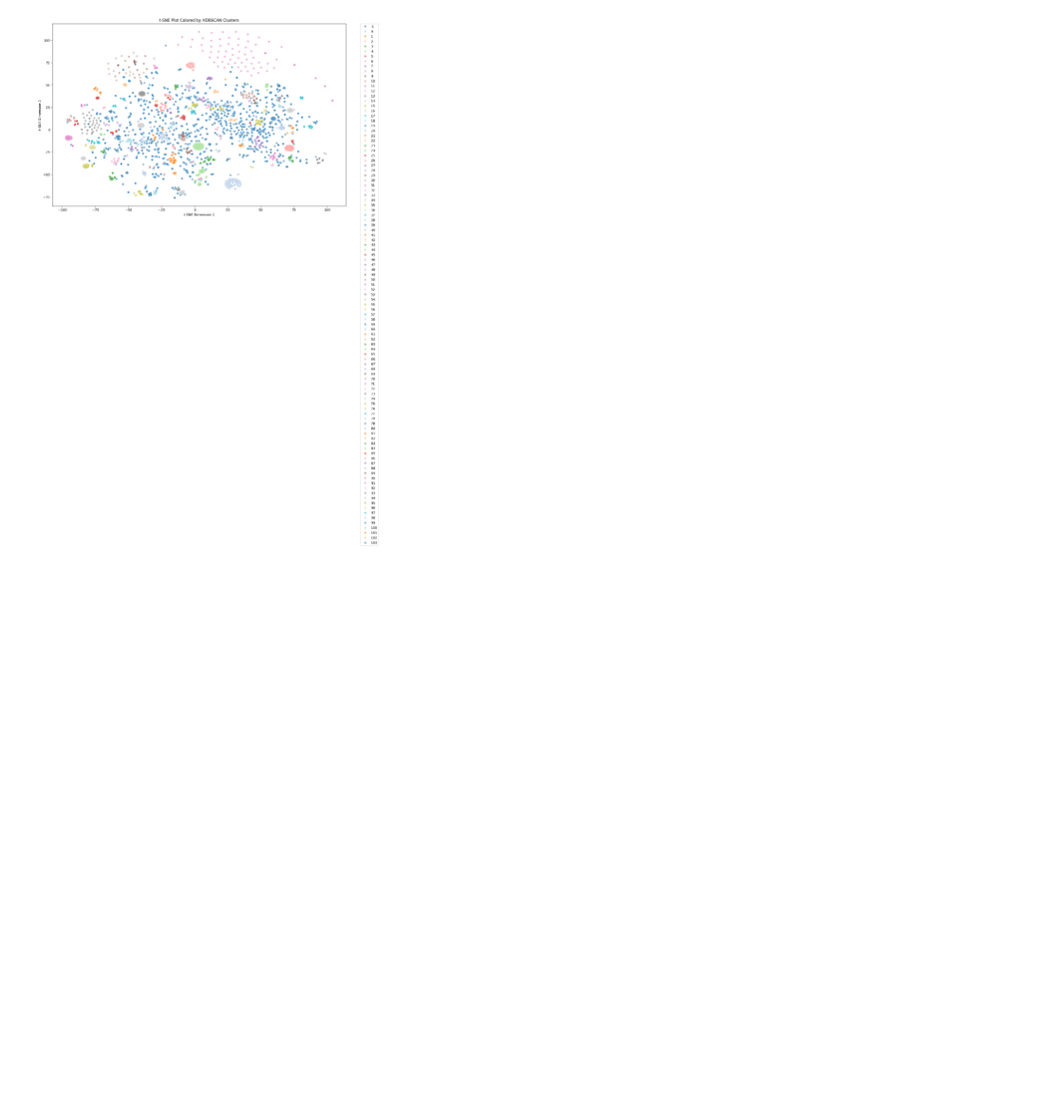
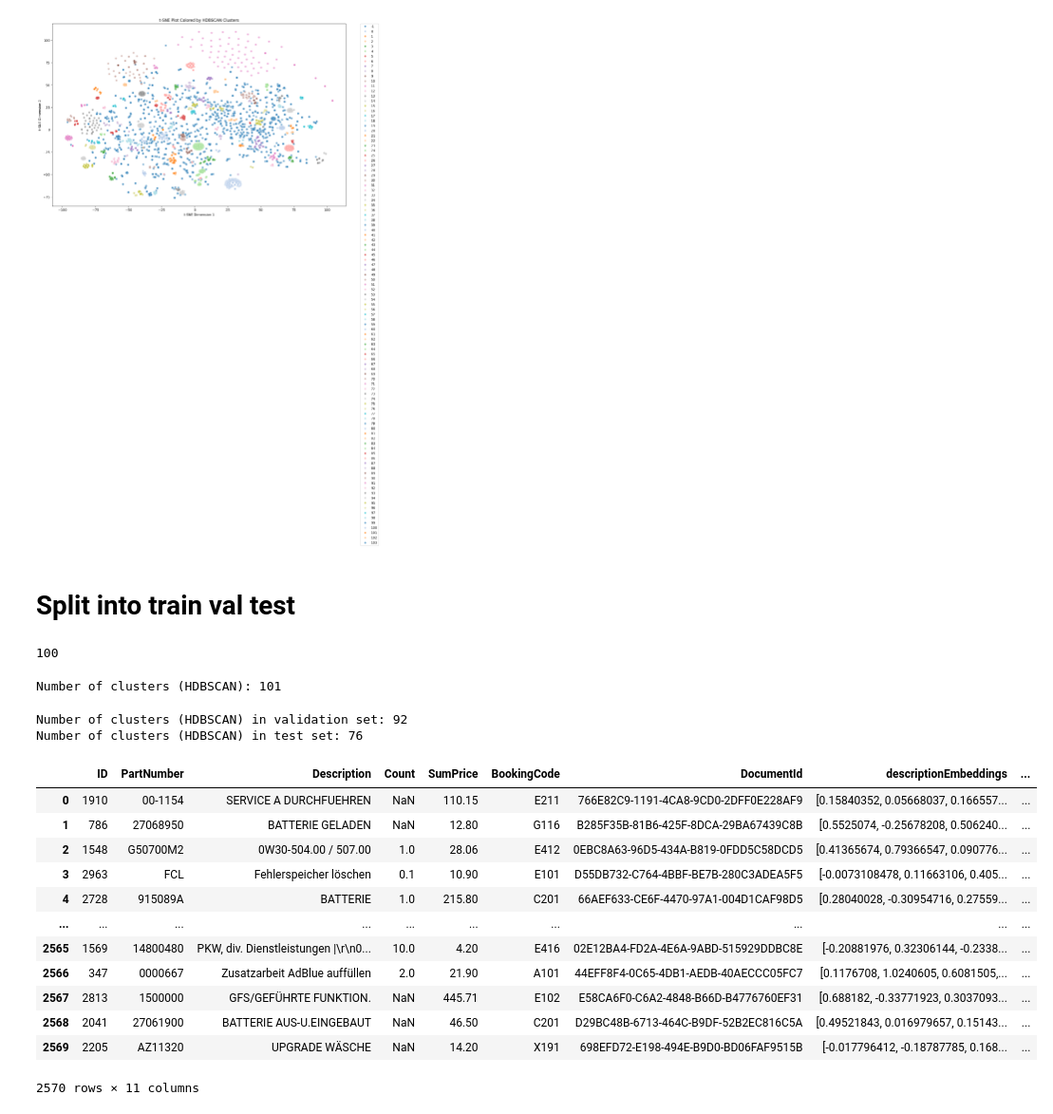
Before and after one commit to LukasBeckers/training, a Jupyter notebook: ViewDataset.ipynb, the cells around one changed output. Shown at 95% size. Drawn from its saved outputs; the diff is of its cells as text; code cells hidden in the pictures; blank space fills up the shorter version.

```diff
--- a/ViewDataset.ipynb
+++ b/ViewDataset.ipynb
@@ -192,4 +210,6 @@ plt.show()
 The palette list has fewer values (104) than needed (105) and will cycle, which may produce an uninterpretable plot.
   sns.scatterplot(
 [figure]
+# %% [markdown]
+# Split into train val test
 # %%
@@ -196,0 +251,56 @@ The palette list has fewer values (104) than needed (105) and will cycle, which
+# %%
+len(train["BookingCode"].unique())
+# %% [output]
+100
+# %%
+# Perform Clustering on train
+
+train_emb = np.vstack(train['descriptionEmbeddings'].values)
+
+# Reduce min number of cluster by same amount as dataset is shrunken
+train_clusterer = hdbscan.HDBSCAN(min_cluster_size=7, min_samples=1, prediction_data=True)
+
+train_cluster_labels = train_clusterer.fit_predict(train_emb)
+
+train['hdbscanCluster'] = train_cluster_labels
+
+num_clusters_train = len(set(train_cluster_labels)) - (1 if -1 in train_cluster_labels else 0)
+print(f'Number of clusters (HDBSCAN): {num_clusters_train}')
+# %% [output]
+Number of clusters (HDBSCAN): 101
+# %%
+# Predict Clusters of val and test based on the train cluster algorithm
+
+val_emb = np.vstack(val['descriptionEmbeddings'].values)
+test_emb = np.vstack(test['descriptionEmbeddings'].values)
+
+val_cluster_labels, val_probabilities = hdbscan.approximate_predict(train_clusterer, val_emb)
+val['hdbscanCluster'] = val_cluster_labels
+
+test_cluster_labels, test_probabilities = hdbscan.approximate_predict(train_clusterer, test_emb)
+test['hdbscanCluster'] = test_cluster_labels
+
+num_clusters_val = len(set(val_cluster_labels)) - (1 if -1 in val_cluster_labels else 0)
+num_clusters_test = len(set(test_cluster_labels)) - (1 if -1 in test_cluster_labels else 0)
+
+print(f'Number of clusters (HDBSCAN) in validation set: {num_clusters_val}')
+print(f'Number of clusters (HDBSCAN) in test set: {num_clusters_test}')
+# %% [output]
+Number of clusters (HDBSCAN) in validation set: 92
+Number of clusters (HDBSCAN) in test set: 76
+# %%
+train
+# %% [output]
+|  | ID | PartNumber | Description | Count | SumPrice | BookingCode | DocumentId | descriptionEmbeddings | ... |
+| 0 | 1910 | 00-1154 | SERVICE A DURCHFUEHREN | NaN | 110.15 | E211 | 766E82C9-1191-4CA8-9CD0-2DFF0E228AF9 | [0.15840352, 0.05668037, 0.166557... | ... |
+| 1 | 786 | 27068950 | BATTERIE GELADEN | NaN | 12.80 | G116 | B285F35B-81B6-425F-8DCA-29BA67439C8B | [0.5525074, -0.25678208, 0.506240... | ... |
+| 2 | 1548 | G50700M2 | 0W30-504.00 / 507.00 | 1.0 | 28.06 | E412 | 0EBC8A63-96D5-434A-B819-0FDD5C58DCD5 | [0.41365674, 0.79366547, 0.090776... | ... |
+| 3 | 2963 | FCL | Fehlerspeicher löschen | 0.1 | 10.90 | E101 | D55DB732-C764-4BBF-BE7B-280C3ADEA5F5 | [-0.0073108478, 0.11663106, 0.405... | ... |
+| 4 | 2728 | 915089A | BATTERIE | 1.0 | 215.80 | C201 | 66AEF633-CE6F-4470-97A1-004D1CAF98D5 | [0.28040028, -0.30954716, 0.27559... | ... |
+| ... | ... | ... | ... | ... | ... | ... | ... | ... | ... |
+| 2565 | 1569 | 14800480 | PKW, div. Dienstleistungen |\r\n0... | 10.0 | 4.20 | E416 | 02E12BA4-FD2A-4E6A-9ABD-515929DDBC8E | [-0.20881976, 0.32306144, -0.2338... | ... |
+| 2566 | 347 | 0000667 | Zusatzarbeit AdBlue auffüllen | 2.0 | 21.90 | A101 | 44EFF8F4-0C65-4DB1-AEDB-40AECCC05FC7 | [0.1176708, 1.0240605, 0.6081505,... | ... |
+| 2567 | 2813 | 1500000 | GFS/GEFÜHRTE FUNKTION. | NaN | 445.71 | E102 | E58CA6F0-C6A2-4848-B66D-B4776760EF31 | [0.688182, -0.33771923, 0.3037093... | ... |
+| 2568 | 2041 | 27061900 | BATTERIE AUS-U.EINGEBAUT | NaN | 46.50 | C201 | D29BC48B-6713-464C-B9DF-52B2EC816C5A | [0.49521843, 0.016979657, 0.15143... | ... |
+| 2569 | 2205 | AZ11320 | UPGRADE WÄSCHE | NaN | 14.20 | X191 | 698EFD72-E198-494E-B9D0-BD06FAF9515B | [-0.017796412, -0.18787785, 0.168... | ... |
+2570 rows × 11 columns
```
Also changed, not shown: parts of 5 cells of this notebook, 7 other files.
